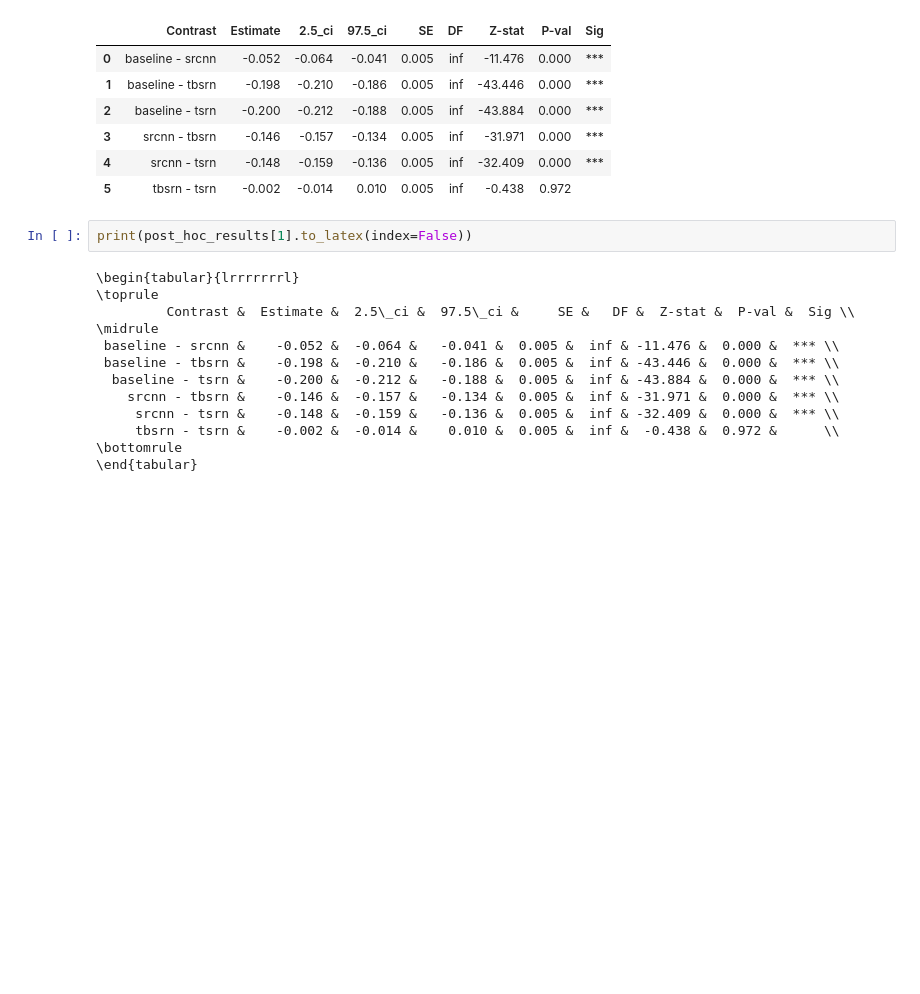
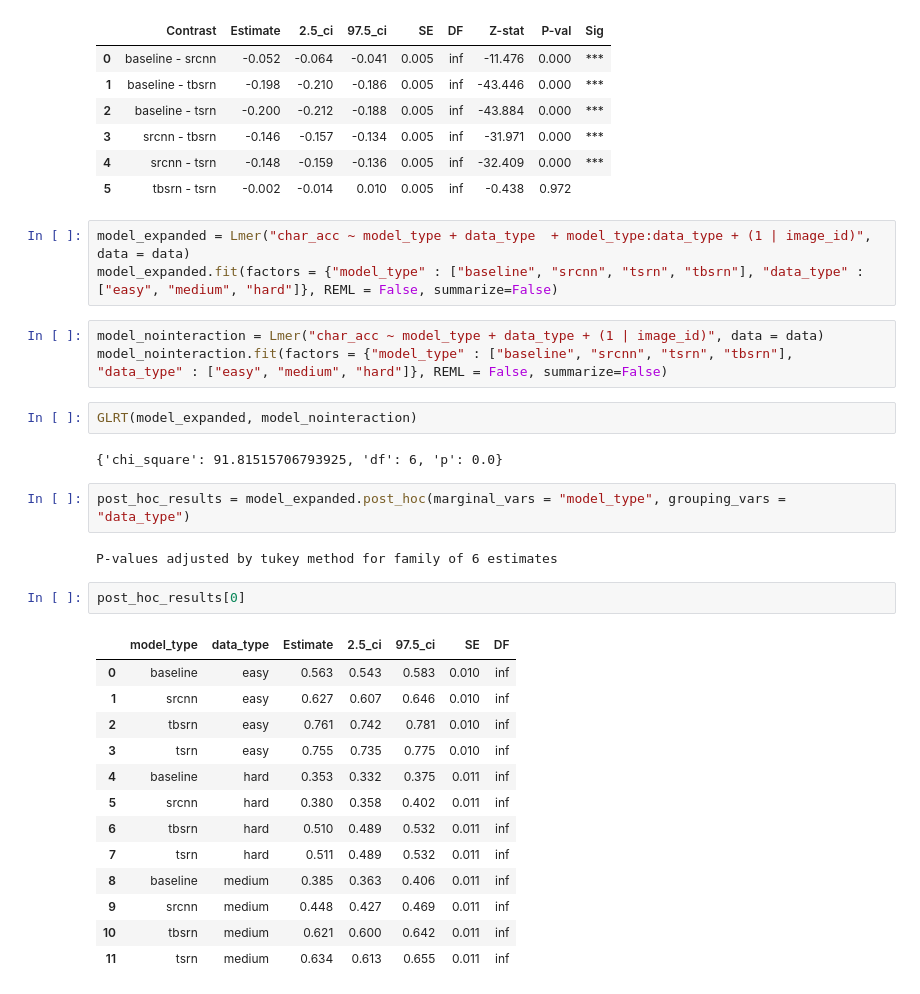
Before and after one commit to anhtu-phan/ocr-significance-testing, a Jupyter notebook: statistical_significant_testing.ipynb, the cells around one changed output. Saved outputs shown, nothing was run; the diff lists cells and outputs as text; blank space fills up the shorter version.

```diff
--- a/statistical_significant_testing.ipynb
+++ b/statistical_significant_testing.ipynb
@@ -132,18 +115,33 @@ post_hoc_results[1]
 | 3 | srcnn - tbsrn | -0.146 | -0.157 | -0.134 | 0.005 | inf | -31.971 | 0.000 | *** |
 | 4 | srcnn - tsrn | -0.148 | -0.159 | -0.136 | 0.005 | inf | -32.409 | 0.000 | *** |
 | 5 | tbsrn - tsrn | -0.002 | -0.014 | 0.010 | 0.005 | inf | -0.438 | 0.972 |  |
-# %%
-print(post_hoc_results[1].to_latex(index=False))
-# %% [output]
-\begin{tabular}{lrrrrrrrl}
-\toprule
-         Contrast &  Estimate &  2.5\_ci &  97.5\_ci &     SE &   DF &  Z-stat &  P-val &  Sig \\
-\midrule
- baseline - srcnn &    -0.052 &  -0.064 &   -0.041 &  0.005 &  inf & -11.476 &  0.000 &  *** \\
- baseline - tbsrn &    -0.198 &  -0.210 &   -0.186 &  0.005 &  inf & -43.446 &  0.000 &  *** \\
-  baseline - tsrn &    -0.200 &  -0.212 &   -0.188 &  0.005 &  inf & -43.884 &  0.000 &  *** \\
-    srcnn - tbsrn &    -0.146 &  -0.157 &   -0.134 &  0.005 &  inf & -31.971 &  0.000 &  *** \\
-     srcnn - tsrn &    -0.148 &  -0.159 &   -0.136 &  0.005 &  inf & -32.409 &  0.000 &  *** \\
-     tbsrn - tsrn &    -0.002 &  -0.014 &    0.010 &  0.005 &  inf &  -0.438 &  0.972 &      \\
-\bottomrule
-\end{tabular}
+# %%
+model_expanded = Lmer("char_acc ~ model_type + data_type  + model_type:data_type + (1 | image_id)", data = data)
+model_expanded.fit(factors = {"model_type" : ["baseline", "srcnn", "tsrn", "tbsrn"], "data_type" : ["easy", "medium", "hard"]}, REML = False, summarize=False)
+# %%
+model_nointeraction = Lmer("char_acc ~ model_type + data_type + (1 | image_id)", data = data)
+model_nointeraction.fit(factors = {"model_type" : ["baseline", "srcnn", "tsrn", "tbsrn"], "data_type" : ["easy", "medium", "hard"]}, REML = False, summarize=False)
+# %%
+GLRT(model_expanded, model_nointeraction)
+# %% [output]
+{'chi_square': 91.81515706793925, 'df': 6, 'p': 0.0}
+# %%
+post_hoc_results = model_expanded.post_hoc(marginal_vars = "model_type", grouping_vars = "data_type")
+# %% [output]
+P-values adjusted by tukey method for family of 6 estimates
+# %%
+post_hoc_results[0]
+# %% [output]
+|  | model_type | data_type | Estimate | 2.5_ci | 97.5_ci | SE | DF |
+| 0 | baseline | easy | 0.563 | 0.543 | 0.583 | 0.010 | inf |
+| 1 | srcnn | easy | 0.627 | 0.607 | 0.646 | 0.010 | inf |
+| 2 | tbsrn | easy | 0.761 | 0.742 | 0.781 | 0.010 | inf |
+| 3 | tsrn | easy | 0.755 | 0.735 | 0.775 | 0.010 | inf |
+| 4 | baseline | hard | 0.353 | 0.332 | 0.375 | 0.011 | inf |
+| 5 | srcnn | hard | 0.380 | 0.358 | 0.402 | 0.011 | inf |
+| 6 | tbsrn | hard | 0.510 | 0.489 | 0.532 | 0.011 | inf |
+| 7 | tsrn | hard | 0.511 | 0.489 | 0.532 | 0.011 | inf |
+| 8 | baseline | medium | 0.385 | 0.363 | 0.406 | 0.011 | inf |
+| 9 | srcnn | medium | 0.448 | 0.427 | 0.469 | 0.011 | inf |
+| 10 | tbsrn | medium | 0.621 | 0.600 | 0.642 | 0.011 | inf |
+| 11 | tsrn | medium | 0.634 | 0.613 | 0.655 | 0.011 | inf |
```
Also changed, not shown: parts of 9 cells of this notebook.
